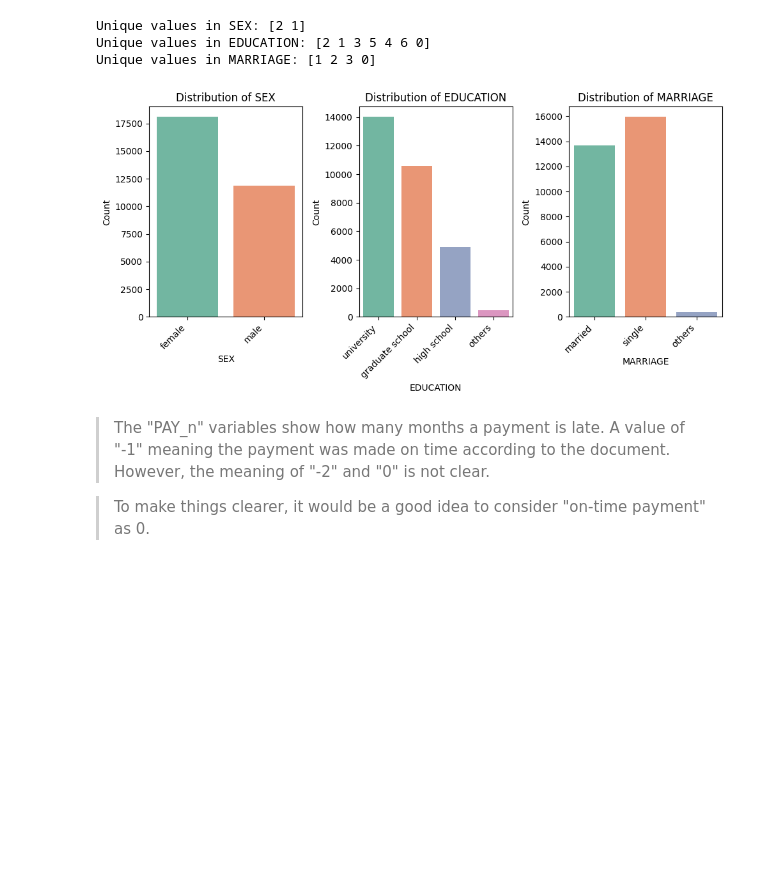
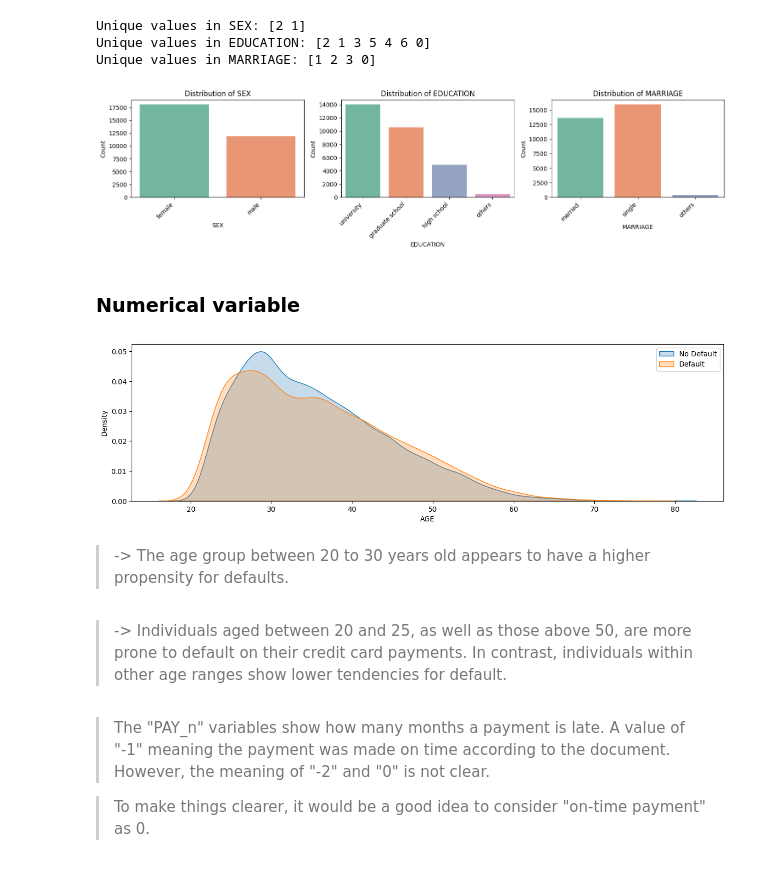
Before and after one commit to skander951/Default-of-Credit-Card-Clients, a Jupyter notebook: default-of-credit-card-clients.ipynb, the cells around one changed output. Saved outputs shown, nothing was run; the diff lists cells and outputs as text; code cells hidden in the pictures; blank space fills up the shorter version.

```diff
--- a/default-of-credit-card-clients.ipynb
+++ b/default-of-credit-card-clients.ipynb
@@ -71,6 +71,9 @@ df.head()
 | 3 | 4 | 50000.0 | 2 | 2 | 1 | 37 | 0 | 0 | 0 | 0 | ... |
 | 4 | 5 | 50000.0 | 1 | 2 | 1 | 57 | -1 | 0 | -1 | 0 | ... |
 5 rows × 25 columns
+# %%
+# Drop the 'ID' column
+df.drop(columns=['ID'], inplace=True)
 # %%
 # rename to simplify
 df.rename(columns={"default.payment.next.month": "def_pay",
@@ -108,21 +110,36 @@ df['MARRIAGE'] = df['MARRIAGE'].replace(0, 3)
 # %%
 df_cat = df.copy()
 df_cat.replace({'SEX': {1 : 'male', 2 : 'female'}, 'EDUCATION' : {1 : 'graduate school', 2 : 'university', 3 : 'high school', 4 : 'others'}, 'MARRIAGE' : {1 : 'married', 2 : 'single', 3 : 'others'}}, inplace = True)
 
-plt.figure(figsize=(10, 5))
+plt.figure(figsize=(15, 4))
 
 for i, feature in enumerate(categorical_features, 1):
     plt.subplot(1, 3, i)
     sns.countplot(data=df_cat, x=feature, palette='Set2')
     plt.title(f'Distribution of {feature}')
     plt.xlabel(feature)
     plt.ylabel('Count')
     plt.xticks(rotation=45, ha='right')
 
 plt.tight_layout()
 plt.show()
 # %% [output]
-[figure, old version]
+[figure, new version]
+# %% [markdown]
+### Numerical variable
+# %%
+#Age
+plt.figure(figsize=(15,4))
+sns.kdeplot(df.loc[(df['def_pay'] == 0), 'AGE'], label = 'No Default', fill = True)
+sns.kdeplot(df.loc[(df['def_pay'] == 1), 'AGE'], label = 'Default', fill = True)
+plt.legend()
+plt.show()
+# %% [output]
+[figure, added]
+# %% [markdown]
+> -> The age group between 20 to 30 years old appears to have a higher propensity for defaults.
+# %% [markdown]
+> -> Individuals aged between 20 and 25, as well as those above 50, are more prone to default on their credit card payments. In contrast, individuals within other age ranges show lower tendencies for default.
 # %% [markdown]
 > The "PAY_n" variables show how many months a payment is late. A value of "-1" meaning the payment was made on time according to the document. However, the meaning of "-2" and "0" is not clear.
 
```
Also changed, not shown: parts of 97 cells of this notebook.
